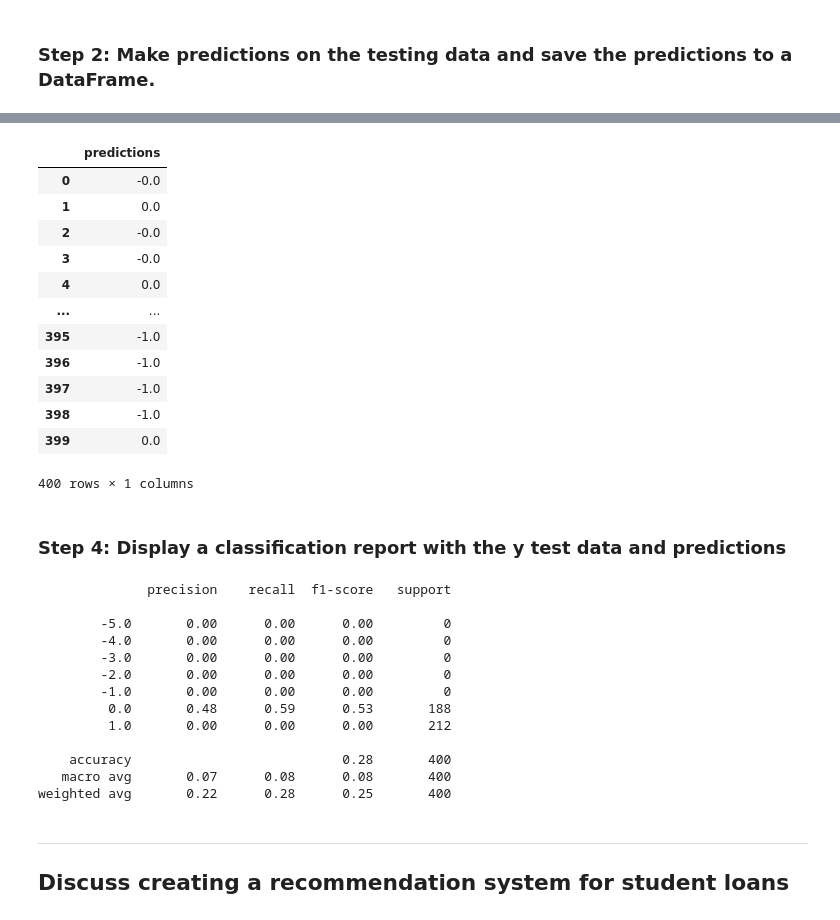
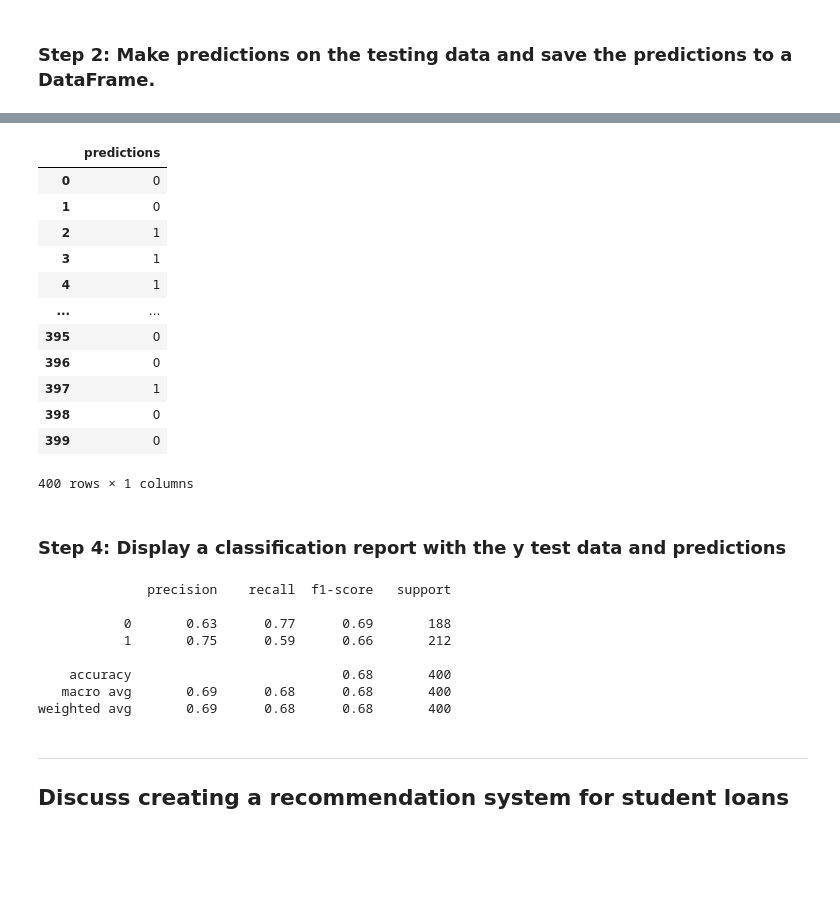
Before and after one commit to hsi-eredman/neural-network-challenge-1, a Jupyter notebook: student_loans_with_deep_learning.ipynb, the cells around one changed output, grey strips where cells are left out. Cells and saved outputs as stored; diff of their text form; code cells hidden in the pictures; blank space fills up the shorter version.

```diff
--- a/student_loans_with_deep_learning.ipynb
+++ b/student_loans_with_deep_learning.ipynb
@@ -231,41 +228,37 @@ array([[-0.41027927],
 # %%
 # Save the predictions to a DataFrame and round the predictions to binary results
-predictions_df = pd.DataFrame(columns= ["predictions"], data= predictions)
-predictions_df['predictions'] = round(predictions_df['predictions'], 0)
+predictions_rounded = [1 if pred >= 0.5 else 0 for pred in predictions]
+predictions_df = pd.DataFrame(columns= ["predictions"], data= predictions_rounded)
+predictions_df['predictions'] = round(predictions_df['predictions'])
 predictions_df
 # %% [output]
 |  | predictions |
-| 0 | -0.0 |
-| 1 | 0.0 |
-| 2 | -0.0 |
-| 3 | -0.0 |
-| 4 | 0.0 |
+| 0 | 0 |
+| 1 | 0 |
+| 2 | 1 |
+| 3 | 1 |
+| 4 | 1 |
 | ... | ... |
-| 395 | -1.0 |
-| 396 | -1.0 |
-| 397 | -1.0 |
-| 398 | -1.0 |
-| 399 | 0.0 |
+| 395 | 0 |
+| 396 | 0 |
+| 397 | 1 |
+| 398 | 0 |
+| 399 | 0 |
 400 rows × 1 columns
 # %% [markdown]
 ### Step 4: Display a classification report with the y test data and predictions
 # %%
 # Print the classification report with the y test data and predictions
-print(classification_report(test_y, predictions_df['predictions'].values))
+print(classification_report(test_y, predictions_df))
 # %% [output]
               precision    recall  f1-score   support
 
-        -5.0       0.00      0.00      0.00         0
-        -4.0       0.00      0.00      0.00         0
-        -3.0       0.00      0.00      0.00         0
-        -2.0       0.00      0.00      0.00         0
-        -1.0       0.00      0.00      0.00         0
-         0.0       0.48      0.59      0.53       188
-         1.0       0.00      0.00      0.00       212
+           0       0.63      0.77      0.69       188
+           1       0.75      0.59      0.66       212
 
-    accuracy                           0.28       400
-   macro avg       0.07      0.08      0.08       400
-weighted avg       0.22      0.28      0.25       400
+    accuracy                           0.68       400
+   macro avg       0.69      0.68      0.68       400
+weighted avg       0.69      0.68      0.68       400
 # %% [markdown]
 ---
 ## Discuss creating a recommendation system for student loans
```
Also changed, not shown: parts of 8 cells of this notebook, 1 other file.
